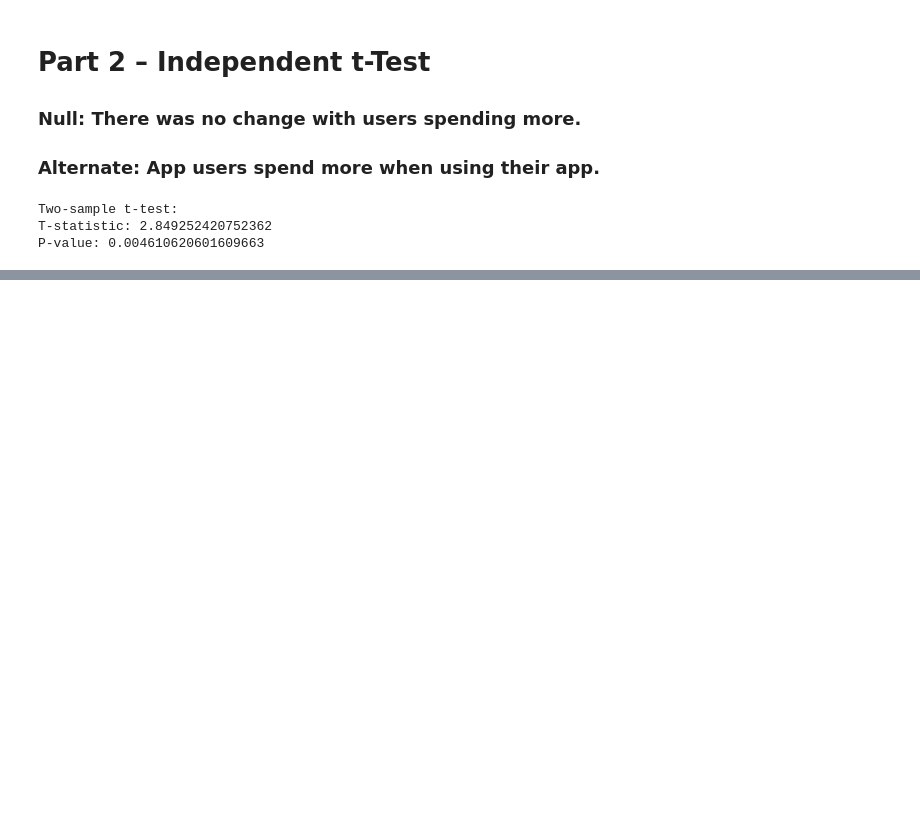
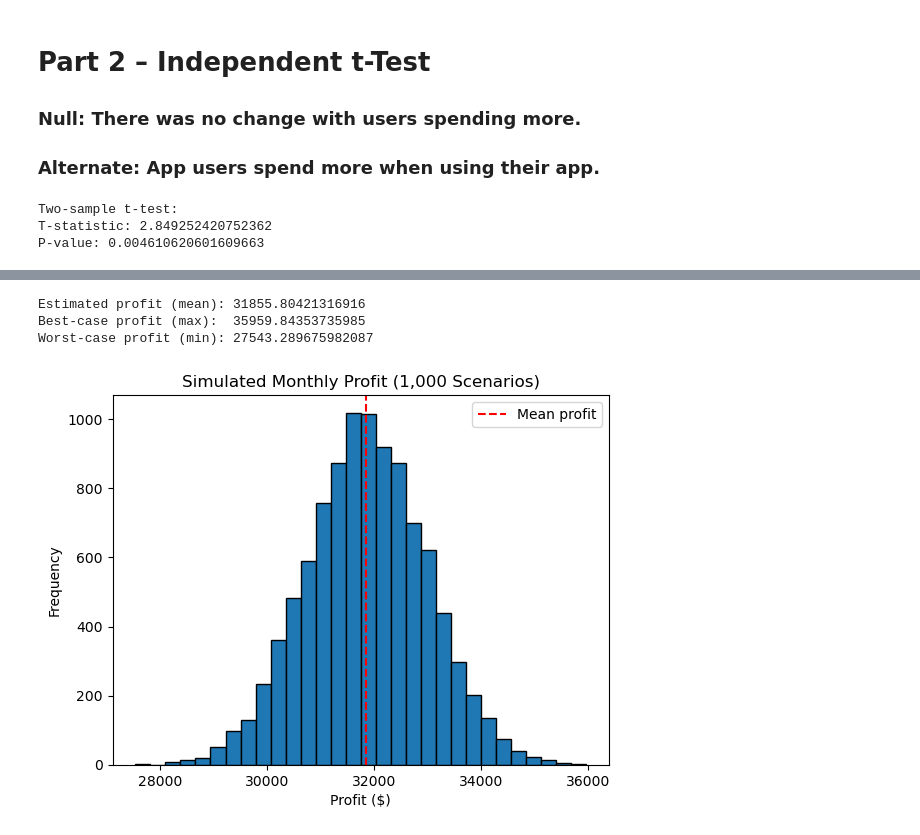
Before and after one commit to SalAngerame/freshmart, a Jupyter notebook: freshmart.ipynb, the cells around one changed output, grey strips where cells are left out. Cells and saved outputs as stored; diff of their text form; code cells hidden in the pictures; blank space fills up the shorter version.

```diff
--- a/freshmart.ipynb
+++ b/freshmart.ipynb
@@ -94,0 +132,26 @@ P-value: 0.004610620601609663
+# %%
+scenarios = 10000
+app_users_this_month  = 1000
+non_users_this_month  = 5000
+fixed_costs_this_month = 292000
+app_spend_simulation = np.random.normal(loc=app_mean, scale=app_sd, size=(scenarios, app_users_this_month))
+non_spend_simulation = np.random.normal(loc=non_mean, scale=non_sd, size=(scenarios, non_users_this_month))
+total_spend_simulation = app_spend_simulation.sum(axis=1) + non_spend_simulation.sum(axis=1)
+net_profit_simulation = total_spend_simulation - fixed_costs_this_month
+print("Estimated profit (mean):", net_profit_simulation.mean())
+print("Best-case profit (max): ", net_profit_simulation.max())
+print("Worst-case profit (min):", net_profit_simulation.min())
+# %% [output]
+Estimated profit (mean): 31855.80421316916
+Best-case profit (max):  35959.84353735985
+Worst-case profit (min): 27543.289675982087
+# %%
+plt.hist(net_profit_simulation, bins=30, edgecolor="black")
+plt.title("Simulated Monthly Profit (1,000 Scenarios)")
+plt.xlabel("Profit ($)")
+plt.ylabel("Frequency")
+plt.axvline(net_profit_simulation.mean(), color="red", linestyle="--", label="Mean profit")
+plt.legend()
+plt.show()
+# %% [output]
+[figure, added]
```
Also changed, not shown: parts of 3 cells of this notebook.
